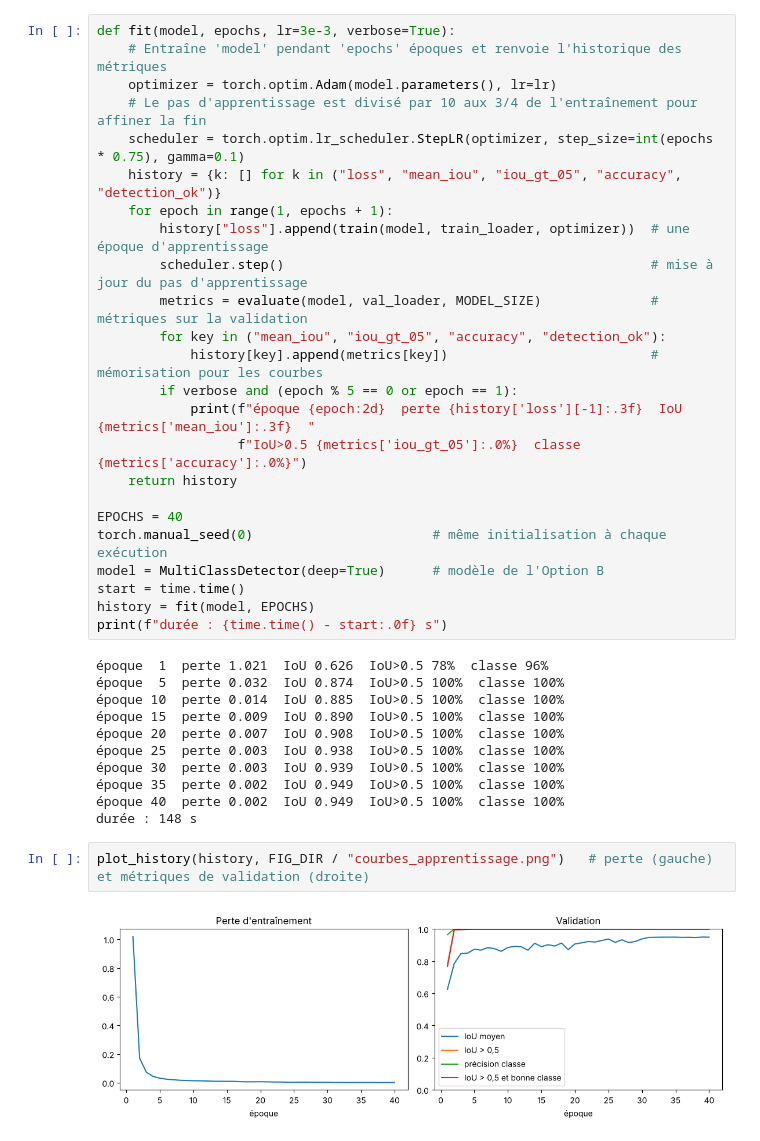
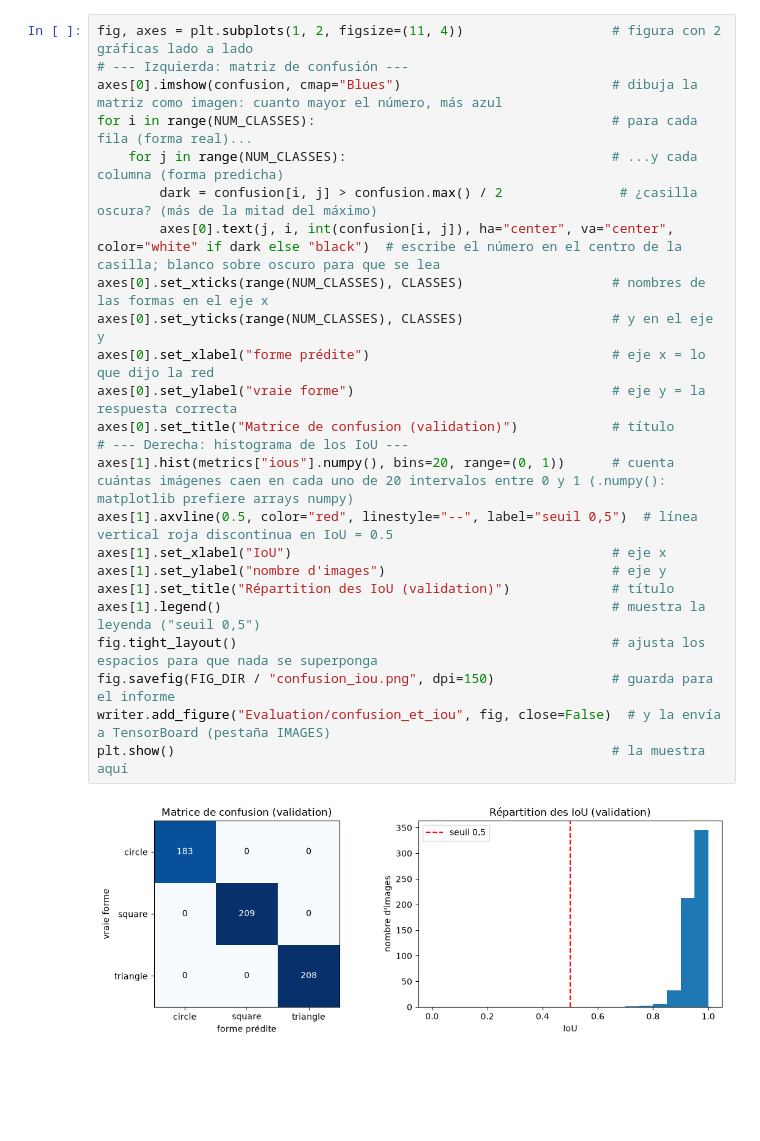
Before and after one commit to LuccasRN/NNR, a Jupyter notebook: sujet_tensorboard/notebooks/mini_projet_option_B.ipynb, the cells around one changed output. Saved outputs shown, nothing was run; the diff lists cells and outputs as text; blank space fills up the shorter version.

Commit message:
optionB

```diff
--- a/sujet_tensorboard/notebooks/mini_projet_option_B.ipynb
+++ b/sujet_tensorboard/notebooks/mini_projet_option_B.ipynb
@@ -305,39 +501,26 @@ print(len(train_set), "images d'entraînement,", len(val_set), "images de valida
 # %%
-def fit(model, epochs, lr=3e-3, verbose=True):
-    # Entraîne 'model' pendant 'epochs' époques et renvoie l'historique des métriques
-    optimizer = torch.optim.Adam(model.parameters(), lr=lr)
-    # Le pas d'apprentissage est divisé par 10 aux 3/4 de l'entraînement pour affiner la fin
-    scheduler = torch.optim.lr_scheduler.StepLR(optimizer, step_size=int(epochs * 0.75), gamma=0.1)
-    history = {k: [] for k in ("loss", "mean_iou", "iou_gt_05", "accuracy", "detection_ok")}
-    for epoch in range(1, epochs + 1):
-        history["loss"].append(train(model, train_loader, optimizer))  # une époque d'apprentissage
-        scheduler.step()                                               # mise à jour du pas d'apprentissage
-        metrics = evaluate(model, val_loader, MODEL_SIZE)              # métriques sur la validation
-        for key in ("mean_iou", "iou_gt_05", "accuracy", "detection_ok"):
-            history[key].append(metrics[key])                          # mémorisation pour les courbes
-        if verbose and (epoch % 5 == 0 or epoch == 1):
-            print(f"époque {epoch:2d}  perte {history['loss'][-1]:.3f}  IoU {metrics['mean_iou']:.3f}  "
-                  f"IoU>0.5 {metrics['iou_gt_05']:.0%}  classe {metrics['accuracy']:.0%}")
-    return history
-
-EPOCHS = 40
-torch.manual_seed(0)                       # même initialisation à chaque exécution
-model = MultiClassDetector(deep=True)      # modèle de l'Option B
-start = time.time()
-history = fit(model, EPOCHS)
-print(f"durée : {time.time() - start:.0f} s")
+fig, axes = plt.subplots(1, 2, figsize=(11, 4))                   # figura con 2 gráficas lado a lado
+# --- Izquierda: matriz de confusión ---
+axes[0].imshow(confusion, cmap="Blues")                           # dibuja la matriz como imagen: cuanto mayor el número, más azul
+for i in range(NUM_CLASSES):                                      # para cada fila (forma real)...
+    for j in range(NUM_CLASSES):                                  # ...y cada columna (forma predicha)
+        dark = confusion[i, j] > confusion.max() / 2               # ¿casilla oscura? (más de la mitad del máximo)
+        axes[0].text(j, i, int(confusion[i, j]), ha="center", va="center", color="white" if dark else "black")  # escribe el número en el centro de la casilla; blanco sobre oscuro para que se lea
+axes[0].set_xticks(range(NUM_CLASSES), CLASSES)                   # nombres de las formas en el eje x
+axes[0].set_yticks(range(NUM_CLASSES), CLASSES)                   # y en el eje y
+axes[0].set_xlabel("forme prédite")                               # eje x = lo que dijo la red
+axes[0].set_ylabel("vraie forme")                                 # eje y = la respuesta correcta
+axes[0].set_title("Matrice de confusion (validation)")            # título
+# --- Derecha: histograma de los IoU ---
+axes[1].hist(metrics["ious"].numpy(), bins=20, range=(0, 1))      # cuenta cuántas imágenes caen en cada uno de 20 intervalos entre 0 y 1 (.numpy(): matplotlib prefiere arrays numpy)
+axes[1].axvline(0.5, color="red", linestyle="--", label="seuil 0,5")  # línea vertical roja discontinua en IoU = 0.5
+axes[1].set_xlabel("IoU")                                         # eje x
+axes[1].set_ylabel("nombre d'images")                             # eje y
+axes[1].set_title("Répartition des IoU (validation)")             # título
+axes[1].legend()                                                  # muestra la leyenda ("seuil 0,5")
+fig.tight_layout()                                                # ajusta los espacios para que nada se superponga
+fig.savefig(FIG_DIR / "confusion_iou.png", dpi=150)               # guarda para el informe
+writer.add_figure("Evaluation/confusion_et_iou", fig, close=False)  # y la envía a TensorBoard (pestaña IMAGES)
+plt.show()                                                        # la muestra aquí
 # %% [output]
-époque  1  perte 1.021  IoU 0.626  IoU>0.5 78%  classe 96%
-époque  5  perte 0.032  IoU 0.874  IoU>0.5 100%  classe 100%
-époque 10  perte 0.014  IoU 0.885  IoU>0.5 100%  classe 100%
-époque 15  perte 0.009  IoU 0.890  IoU>0.5 100%  classe 100%
-époque 20  perte 0.007  IoU 0.908  IoU>0.5 100%  classe 100%
-époque 25  perte 0.003  IoU 0.938  IoU>0.5 100%  classe 100%
-époque 30  perte 0.003  IoU 0.939  IoU>0.5 100%  classe 100%
-époque 35  perte 0.002  IoU 0.949  IoU>0.5 100%  classe 100%
-époque 40  perte 0.002  IoU 0.949  IoU>0.5 100%  classe 100%
-durée : 148 s
+[figure, added]
-# %%
-plot_history(history, FIG_DIR / "courbes_apprentissage.png")   # perte (gauche) et métriques de validation (droite)
-# %% [output]
-[figure, removed]
```
Also changed, not shown: parts of 64 cells of this notebook, 17 other files.
